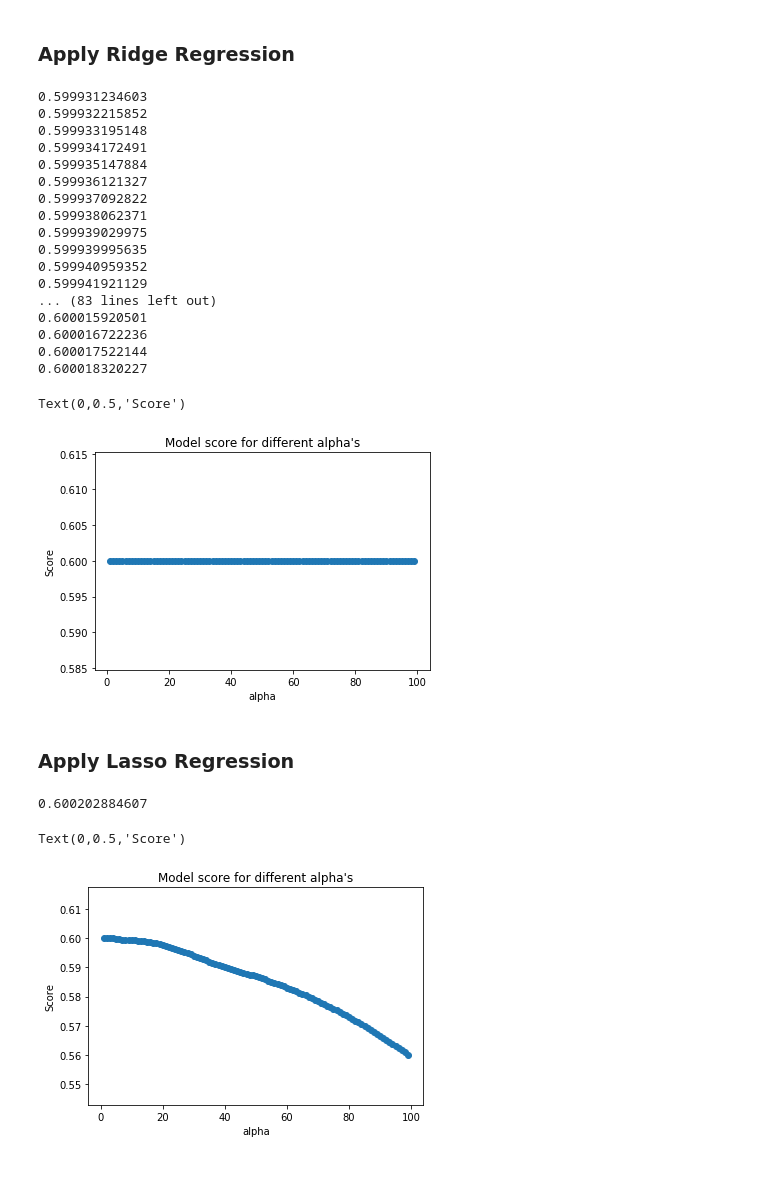
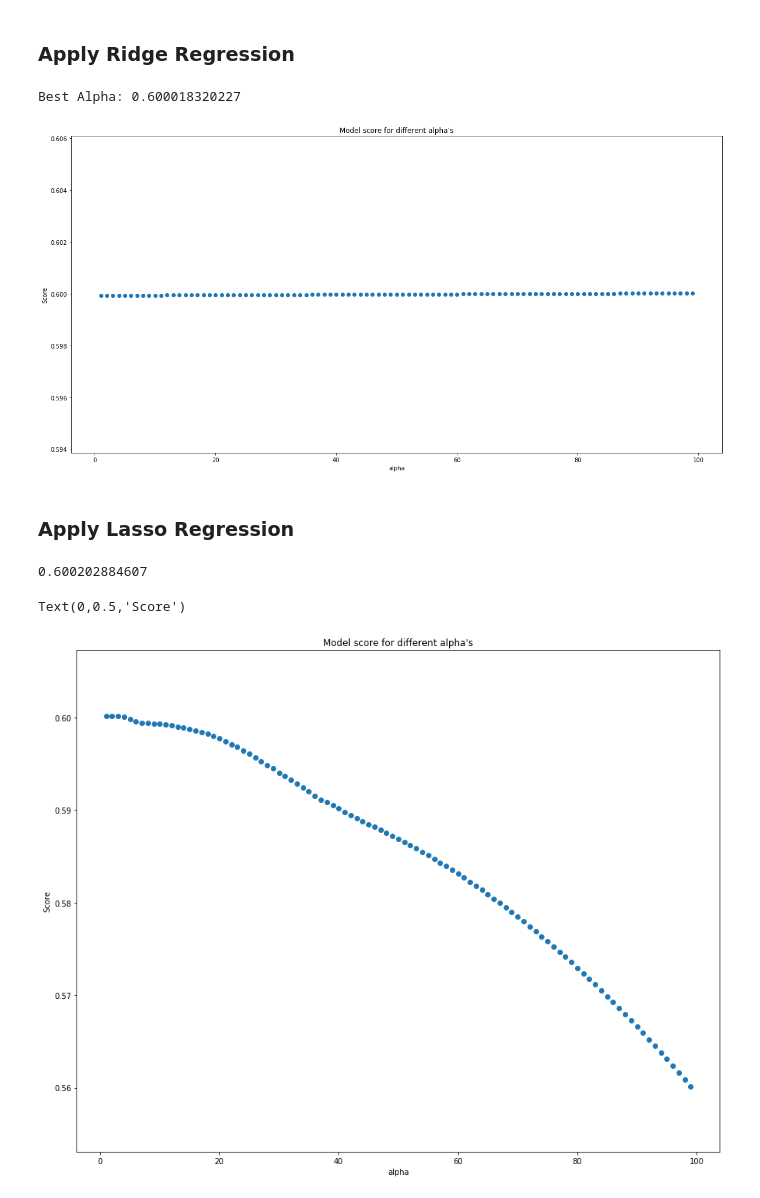
Before and after one commit to jshnaidman/DataDive-2017, a Jupyter notebook: DATA/Untitled.ipynb, the cells around one changed output. Drawn from its saved outputs; the diff is of its cells as text; code cells hidden in the pictures; blank space fills up the shorter version.

```diff
--- a/DATA/Untitled.ipynb
+++ b/DATA/Untitled.ipynb
@@ -95,6 +84,8 @@ Unfortunately, it proved to have negligable effect on the score of the trained m
 Build a clean dataframe from the relevant attributes of other dataframes:
 # %%
 data = listings[['price', 'review_scores_location', 'monthly_price', 'weekly_price', 'square_feet', 'property_type', 'bedrooms','bathrooms','accommodates', 'zipcode', 'host_neighbourhood', 'review_scores_rating', 'bed_type', 'beds', 'number_of_reviews', 'longitude', 'latitude', 'security_deposit', 'cleaning_fee', 'guests_included', 'availability_365', 'transit', 'reviews_per_month','host_listings_count']]
+
+pd.options.mode.chained_assignment = None
 
 def nan_to_zero(x):
     if np.isnan(x): return 0
@@ -108,12 +99,13 @@ def parse_bed_type(bed_type):
     elif bed_type == 'Airbed': return 6
     else: return 1
 
+
 data['bed_type'] = data.bed_type.apply(parse_bed_type)
 data.security_deposit = data.security_deposit.apply(nan_to_zero)
 data.cleaning_fee = data.cleaning_fee.apply(nan_to_zero)
 data.reviews_per_month = data.cleaning_fee.apply(nan_to_zero)
 
-# Turn Transit into a number
+# Count the occurences of transit types specified in the transit column
 transformed_transit = data.transit
 busCount=np.array([0]*len(data.index))
 parkingCount=np.array([0]*len(data.index))
@@ -125,6 +117,7 @@ emptyCount=np.array([0]*len(data.index))
 i = 0
 
 for entry in transformed_transit:
+    #if it's a float, it's actually NaN
     if (isinstance(entry, float)):
         emptyCount[i]+=1
         i+=1
@@ -136,7 +129,9 @@ for entry in transformed_transit:
     bikeCount[i] = len(re.findall(r'bike|biking', entry, re.IGNORECASE))
     i+=1
 
+
 transit_types = ['bus', 'parking', 'taxi', 'walk', 'bike', 'no_transit']
+
 data['bus'] = busCount
 data['parking'] = parkingCount
 data['taxi'] = taxiCount
@@ -385,39 +359,23 @@ k: 9 -> Score: 0.41097380587570964
 # %%
 from sklearn import linear_model
 
 ns = []
 x = range(1,100)
 for i in x:
     reg =linear_model.Ridge(alpha = i)
     reg.fit(X_train,y_train)
     ns.append(reg.score(X_test,y_test))
-    print(ns[-1])
 
-fig, arr = plt.subplots()
+fig, arr = plt.subplots(figsize=(20,10))
 arr.scatter(x,ns)
 plt.title('Model score for different alpha\'s')
 plt.xlabel("alpha")
 plt.ylabel("Score")
+
+print('Best Alpha: ' + str(max(ns)))
 # %% [output]
-0.599931234603
-0.599932215852
-0.599933195148
-0.599934172491
-0.599935147884
-0.599936121327
-0.599937092822
-0.599938062371
-0.599939029975
-0.599939995635
-0.599940959352
-0.599941921129
-... (83 lines left out)
-0.600015920501
-0.600016722236
-0.600017522144
-0.600018320227
+Best Alpha: 0.600018320227
-Text(0,0.5,'Score')
-[figure, old version]
+[figure, new version]
 # %% [markdown]
 ### Apply Lasso Regression
 # %%
@@ -431,7 +389,7 @@ for i in x:
     ns.append(reg.score(X_test,y_test))
 print(max(ns))
 
-fig, arr = plt.subplots()
+fig, arr = plt.subplots(figsize=(15,12))
 arr.scatter(x,ns)
 plt.title('Model score for different alpha\'s')
 plt.xlabel("alpha")
@@ -439,7 +397,7 @@ plt.ylabel("Score")
 # %% [output]
 0.600202884607
 Text(0,0.5,'Score')
-[figure, old version]
+[figure, new version]
 # %%
 # TODOS: apply and plot the score of other models, don't hate linear regression, give it a chance
 #        comment on the data, add some latin if you so desire
```
Also changed, not shown: parts of 4 cells of this notebook.
